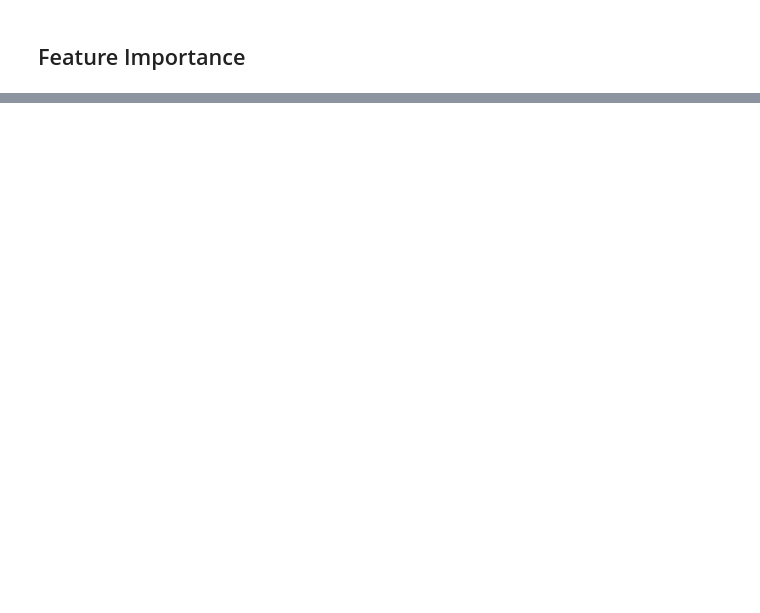
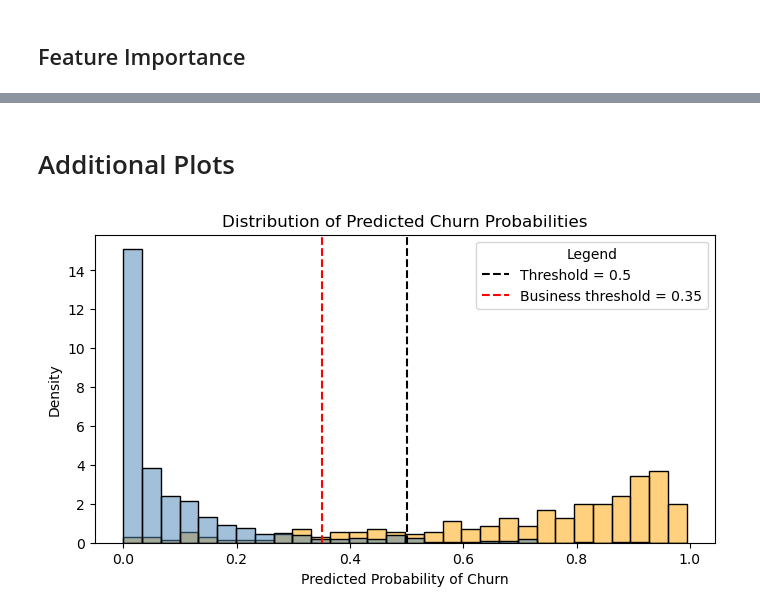
Before and after one commit to dbolotov/data_science_blog, a Jupyter notebook: gym_churn_analysis/gym_churn_analysis.ipynb, the cells around one changed output, grey strips where cells are left out. Saved outputs shown, nothing was run; the diff lists cells and outputs as text; code cells hidden in the pictures; blank space fills up the shorter version.

```diff
--- a/gym_churn_analysis/gym_churn_analysis.ipynb
+++ b/gym_churn_analysis/gym_churn_analysis.ipynb
@@ -606,2 +687,33 @@ print(feat_importance_df)
+# %% [markdown]
+# Additional Plots
+# %%
+# Get predicted probabilities for churn = 1
+y_test_pred_proba = clf_pipeline.predict_proba(X_test)[:, 1]
+
+# Build a DataFrame for plotting
+proba_df = pd.DataFrame({
+    "Churn_Prob": y_test_pred_proba,
+    "Actual": y_test.reset_index(drop=True)  # ensure alignment
+})
+
+plt.figure(figsize=(8,4))
+sns.histplot(
+    data=proba_df, x="Churn_Prob", hue="Actual",
+    bins=30, kde=False, stat="density", common_norm=False,
+    palette={0:"steelblue", 1:"orange"}
+)
+
+# Add threshold lines with their own labels
+plt.axvline(0.5, color="black", linestyle="--", label="Threshold = 0.5")
+# Example: add business rule threshold at 0.35
+plt.axvline(0.35, color="red", linestyle="--", label="Business threshold = 0.35")
+
+plt.xlabel("Predicted Probability of Churn")
+plt.ylabel("Density")
+plt.title("Distribution of Predicted Churn Probabilities")
+plt.legend(title="Legend")
+plt.show()
+# %% [output]
+[figure, added]
 # %%
 # Calculate model prediction bias
```
Also changed, not shown: parts of 19 cells of this notebook.
